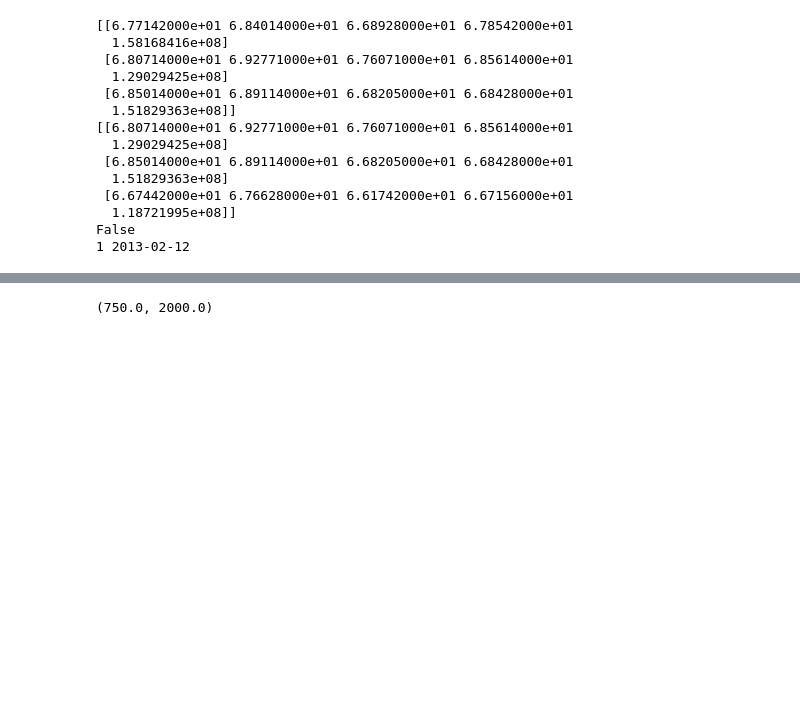
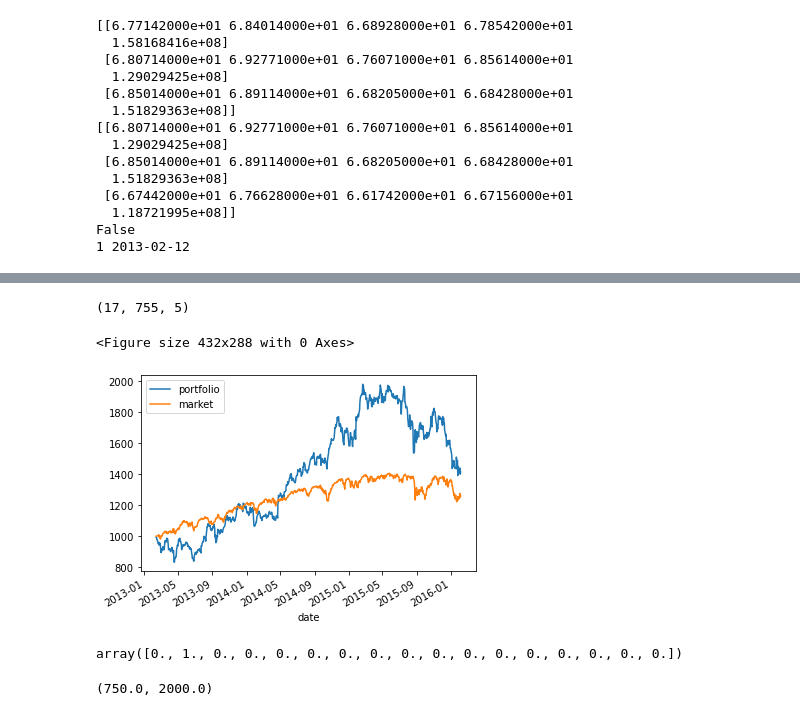
Before and after one commit to ChenYiYuIvan/rl_portfolio_management, a Jupyter notebook: testing.ipynb, the cells around one changed output, grey strips where cells are left out. Saved outputs shown, nothing was run; the diff lists cells and outputs as text; code cells hidden in the pictures; blank space fills up the shorter version.

Commit message:
implemented new portfolio env

```diff
--- a/testing.ipynb
+++ b/testing.ipynb
@@ -60,3 +52,30 @@ array([0.01736143, 0.04125031, 0.04493978, 0.04090915, 0.03378674,
+# %%
+from src.environments.portfolio_end import PortfolioEnd
+import numpy as np
+
+p = PortfolioEnd("2013-02-12", "2016-02-05", 3, continuous=False)
+print(p.market.data.shape)
+
+p.reset()
+while True:
+    #action = np.random.rand(17)
+    #action = action / action.sum()
+    action = np.zeros(17)
+    action[1] = 1
+    a,b,c,d = p.step(action)
+    if c:
+        break
+
+p.render()
+# %% [output]
+(17, 755, 5)
+<Figure size 432x288 with 0 Axes>
+[figure, added]
+# %%
+a1,a2 = a
+a2
+# %% [output]
+array([0., 1., 0., 0., 0., 0., 0., 0., 0., 0., 0., 0., 0., 0., 0., 0., 0.])
 # %%
 import pandas as pd
 
```
Also changed, not shown: parts of 3 cells of this notebook, 1 other file.
